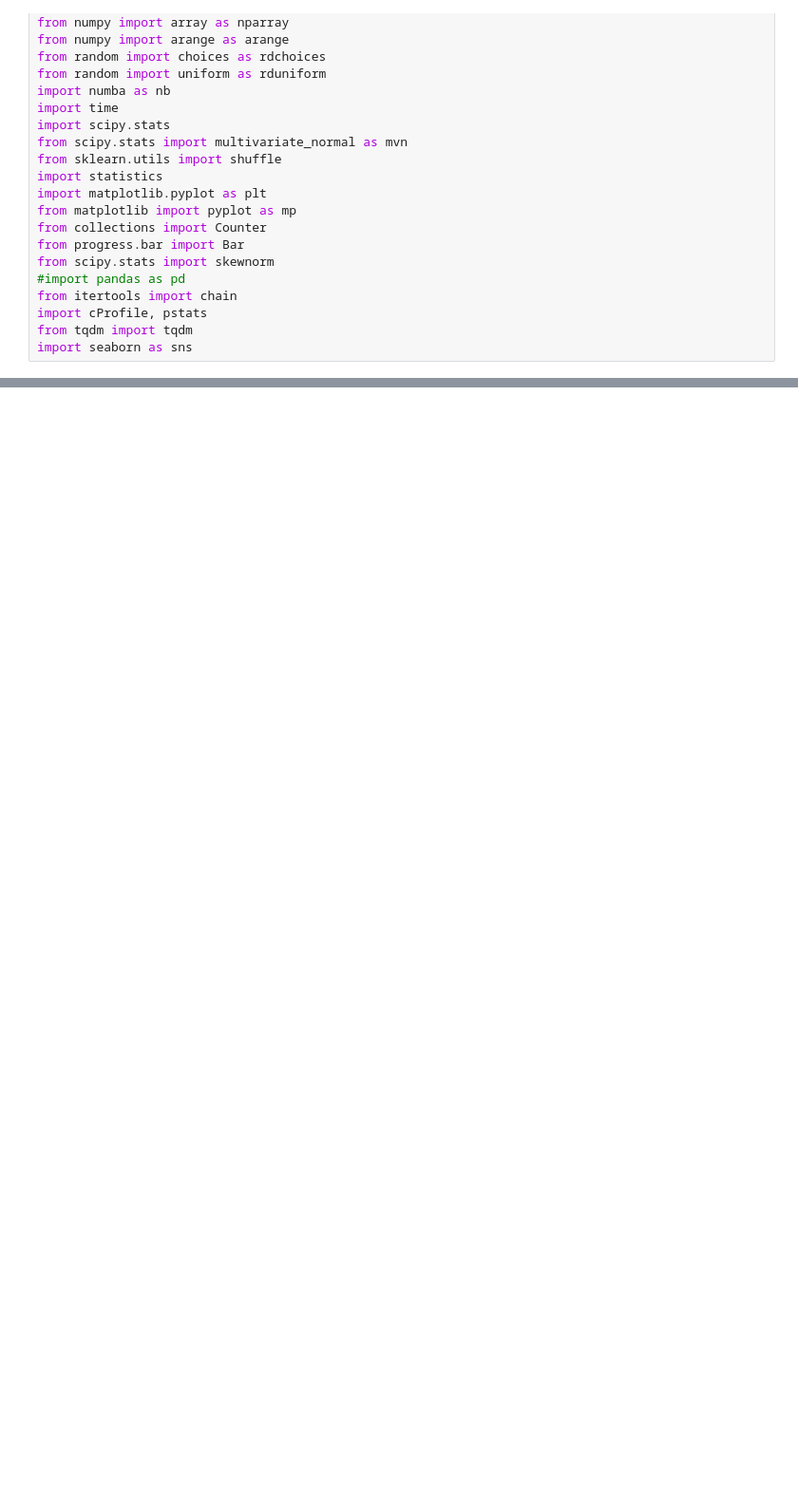
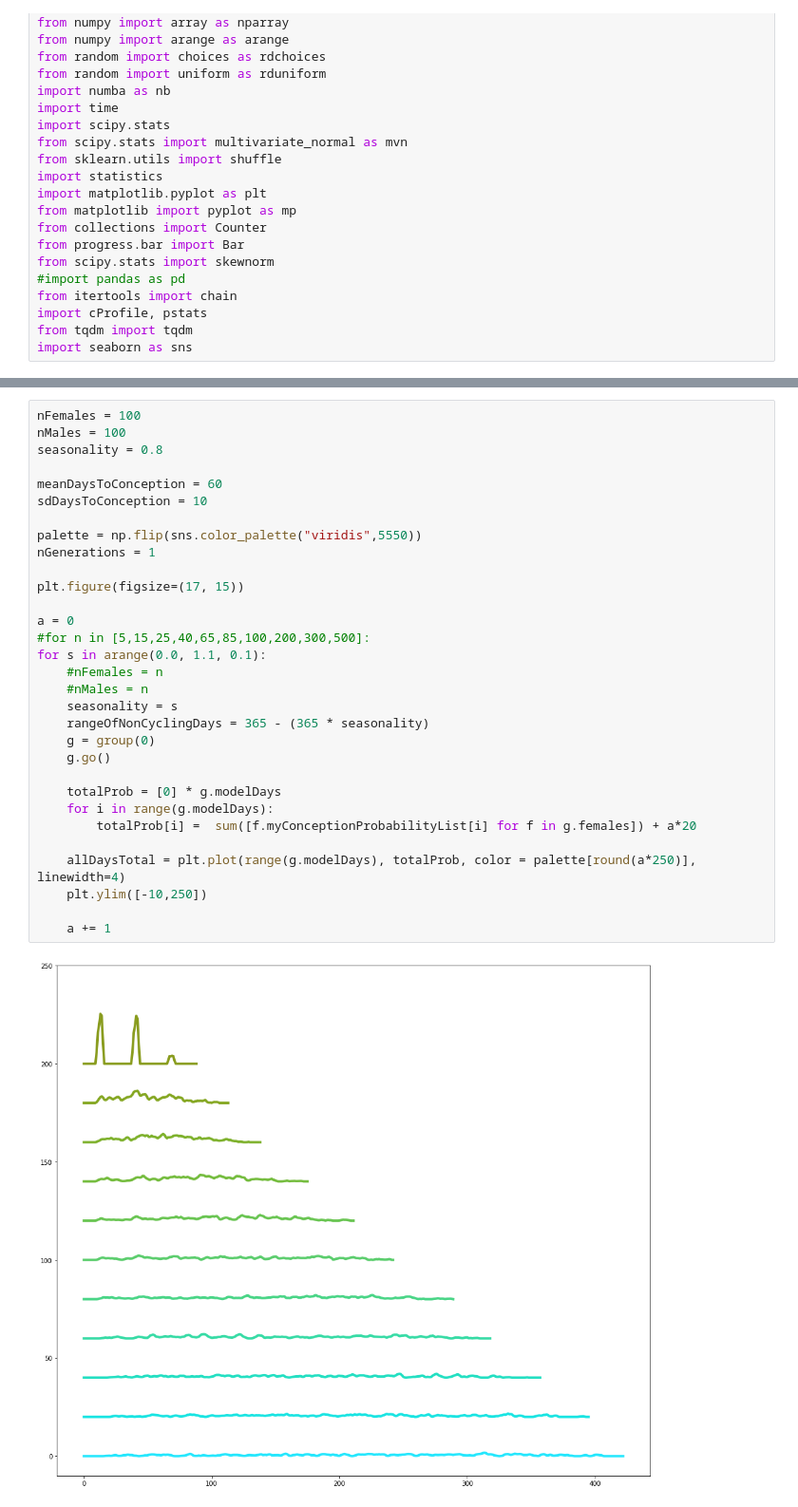
Before and after one commit to kevinrosenfield/FertilitySignalsABM, a Jupyter notebook: ReproductiveSkewSimulations.ipynb, the cells around one changed output, grey strips where cells are left out. Shown at 95% size. Cells and saved outputs as stored; diff of their text form; blank space fills up the shorter version.

```diff
--- a/ReproductiveSkewSimulations.ipynb
+++ b/ReproductiveSkewSimulations.ipynb
@@ -646,0 +570,33 @@ ylim = plt.ylim([0,110])
+# %%
+nFemales = 100
+nMales = 100
+seasonality = 0.8
+
+meanDaysToConception = 60
+sdDaysToConception = 10
+
+palette = np.flip(sns.color_palette("viridis",5550))
+nGenerations = 1
+
+plt.figure(figsize=(17, 15))
+
+a = 0
+#for n in [5,15,25,40,65,85,100,200,300,500]:
+for s in arange(0.0, 1.1, 0.1):
+    #nFemales = n
+    #nMales = n
+    seasonality = s
+    rangeOfNonCyclingDays = 365 - (365 * seasonality)
+    g = group(0)
+    g.go()
+
+    totalProb = [0] * g.modelDays
+    for i in range(g.modelDays):
+        totalProb[i] =  sum([f.myConceptionProbabilityList[i] for f in g.females]) + a*20
+
+    allDaysTotal = plt.plot(range(g.modelDays), totalProb, color = palette[round(a*250)], linewidth=4)
+    plt.ylim([-10,250])
+
+    a += 1
+# %% [output]
+[figure, added]
```
Also changed, not shown: parts of 42 cells of this notebook.
